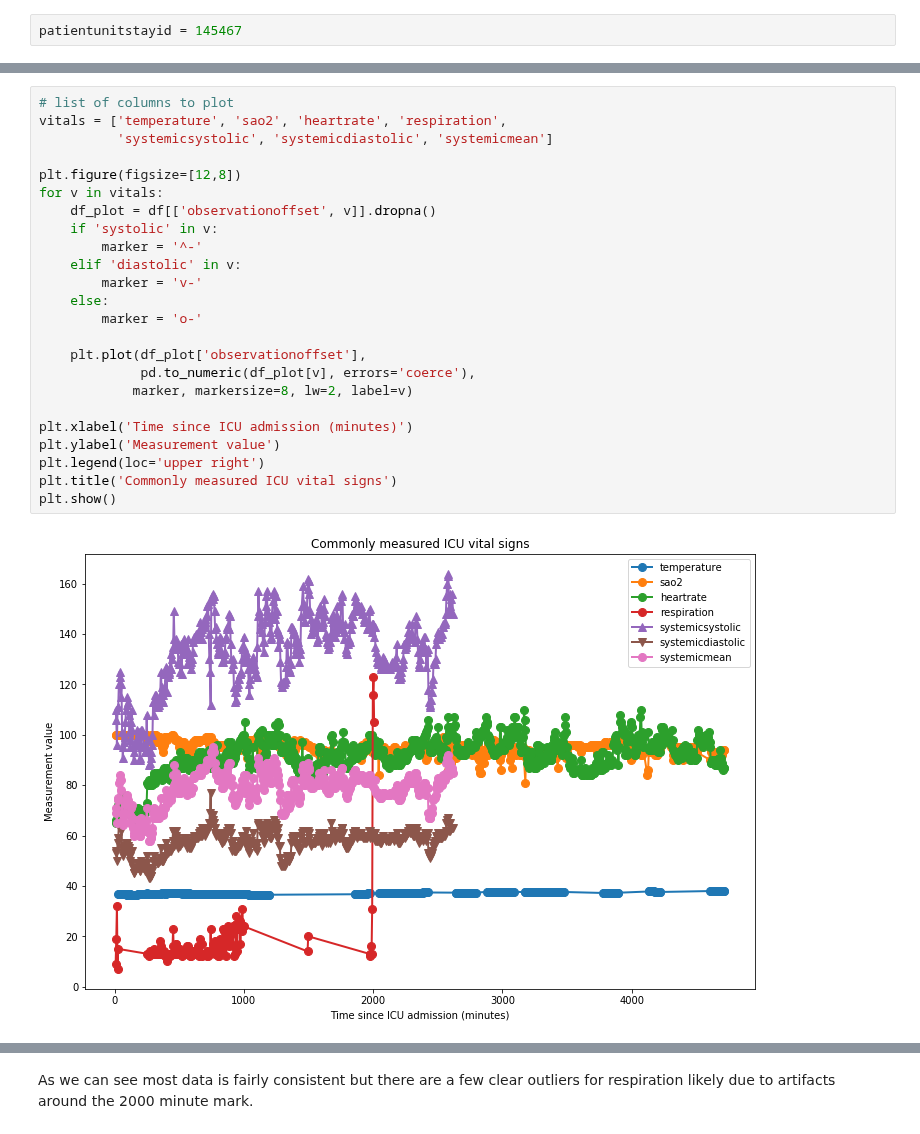
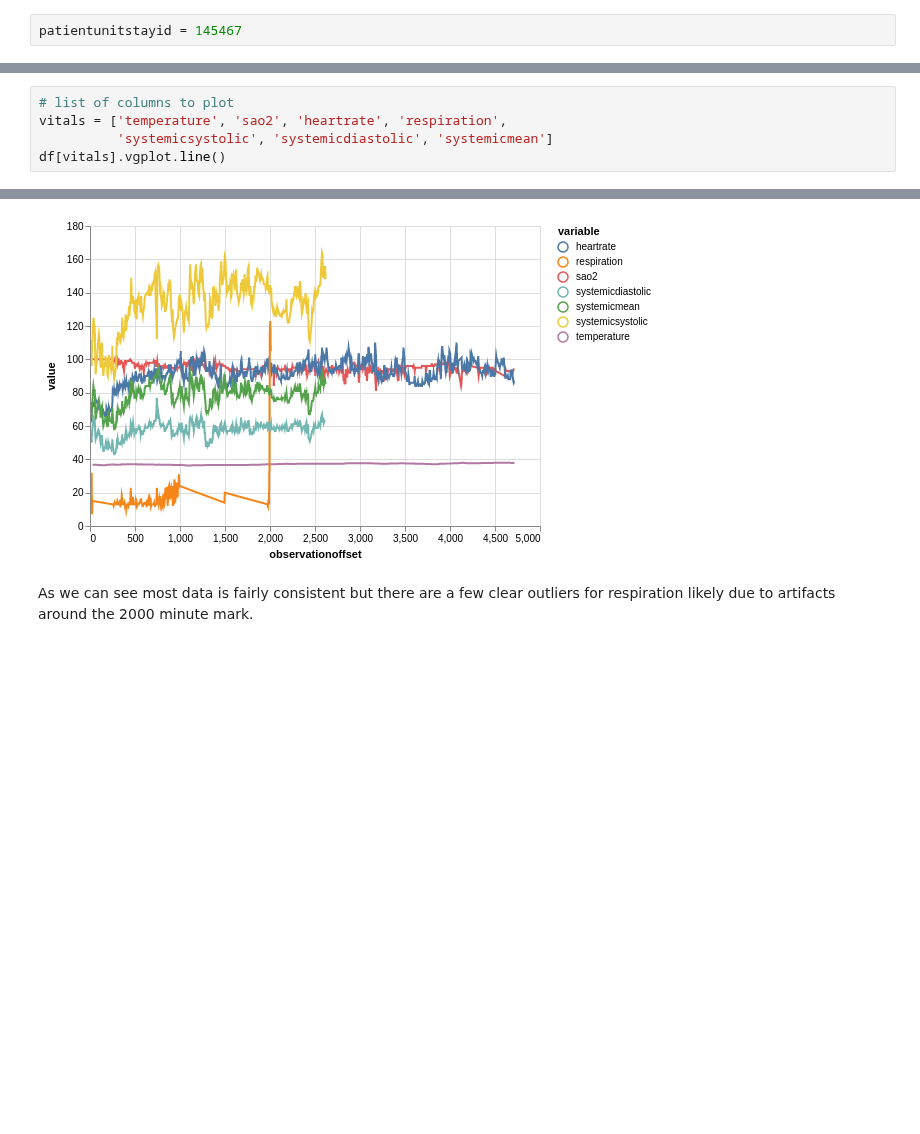
Before and after one commit to MIT-LCP/eicu-code, a Jupyter notebook: notebooks/vitalperiodic.ipynb, the cells around one changed output, grey strips where cells are left out. Drawn from its saved outputs; the diff is of its cells as text; blank space fills up the shorter version.

```diff
--- a/notebooks/vitalperiodic.ipynb
+++ b/notebooks/vitalperiodic.ipynb
@@ -98,27 +102,7 @@ Index(['patientunitstayid', 'vitalperiodicid', 'observationyear',
       dtype='object')
-# %%
-# list of columns to plot
-vitals = ['temperature', 'sao2', 'heartrate', 'respiration',
-          'systemicsystolic', 'systemicdiastolic', 'systemicmean']
-
-plt.figure(figsize=[12,8])
-for v in vitals:
-    df_plot = df[['observationoffset', v]].dropna()
-    if 'systolic' in v:
-        marker = '^-'
-    elif 'diastolic' in v:
-        marker = 'v-'
-    else:
-        marker = 'o-'
-
-    plt.plot(df_plot['observationoffset'],
-             pd.to_numeric(df_plot[v], errors='coerce'),
-            marker, markersize=8, lw=2, label=v)
-
-plt.xlabel('Time since ICU admission (minutes)')
-plt.ylabel('Measurement value')
-plt.legend(loc='upper right')
-plt.title('Commonly measured ICU vital signs')
-plt.show()
-# %% [output]
-[figure, removed]
+# %%
+# list of columns to plot
+vitals = ['temperature', 'sao2', 'heartrate', 'respiration',
+          'systemicsystolic', 'systemicdiastolic', 'systemicmean']
+df[vitals].vgplot.line()
+# %% [output]
@@ -125,2 +110,3 @@ plt.show()
+[figure, added]
 # %% [markdown]
 As we can see most data is fairly consistent but there are a few clear outliers for respiration likely due to artifacts around the 2000 minute mark.
```
Also changed, not shown: parts of 10 cells of this notebook, 15 other files.
